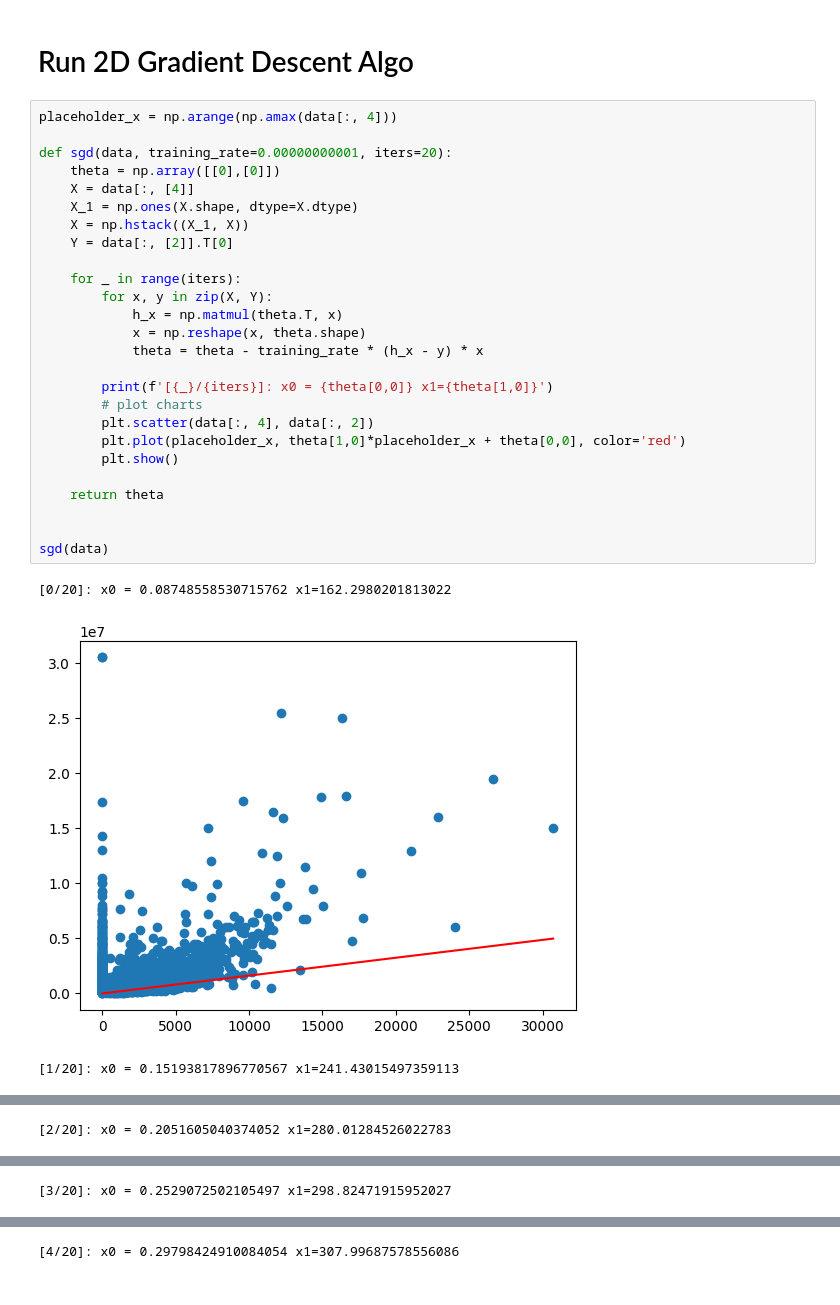
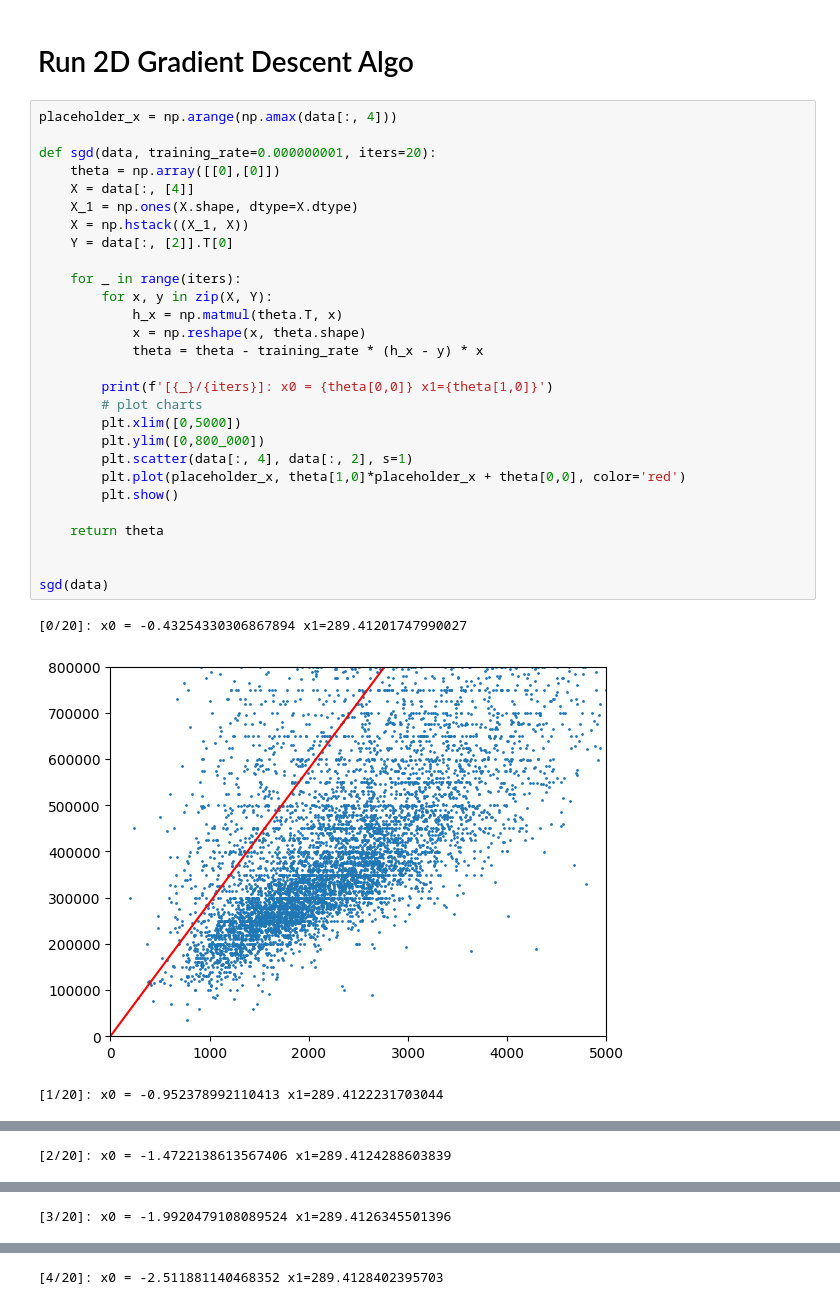
Before and after one commit to tugonbob/Stanford-CS229-Andrew-Ng, a Jupyter notebook: gradientDescent.ipynb, the cells around one changed output, grey strips where cells are left out. Drawn from its saved outputs; the diff is of its cells as text.

```diff
--- a/gradientDescent.ipynb
+++ b/gradientDescent.ipynb
@@ -34,30 +36,32 @@ plt.scatter(data[:, 4], data[:, 2])
 # %%
 placeholder_x = np.arange(np.amax(data[:, 4]))
 
-def sgd(data, training_rate=0.00000000001, iters=20):
+def sgd(data, training_rate=0.000000001, iters=20):
     theta = np.array([[0],[0]])
     X = data[:, [4]]
     X_1 = np.ones(X.shape, dtype=X.dtype)
     X = np.hstack((X_1, X))
     Y = data[:, [2]].T[0]
 
     for _ in range(iters):
         for x, y in zip(X, Y):
             h_x = np.matmul(theta.T, x)
             x = np.reshape(x, theta.shape)
             theta = theta - training_rate * (h_x - y) * x
 
         print(f'[{_}/{iters}]: x0 = {theta[0,0]} x1={theta[1,0]}')
         # plot charts
-        plt.scatter(data[:, 4], data[:, 2])
+        plt.xlim([0,5000])
+        plt.ylim([0,800_000])
+        plt.scatter(data[:, 4], data[:, 2], s=1)
         plt.plot(placeholder_x, theta[1,0]*placeholder_x + theta[0,0], color='red')
         plt.show()
 
     return theta
 
 
 sgd(data)
 # %% [output]
-[0/20]: x0 = 0.08748558530715762 x1=162.2980201813022
+[0/20]: x0 = -0.43254330306867894 x1=289.41201747990027
-[figure, old version]
+[figure, new version]
-[1/20]: x0 = 0.15193817896770567 x1=241.43015497359113
+[1/20]: x0 = -0.952378992110413 x1=289.4122231703044
@@ -65 +69 @@ sgd(data)
-[2/20]: x0 = 0.2051605040374052 x1=280.01284526022783
+[2/20]: x0 = -1.4722138613567406 x1=289.4124288603839
@@ -67 +71 @@ sgd(data)
-[3/20]: x0 = 0.2529072502105497 x1=298.82471915952027
+[3/20]: x0 = -1.9920479108089524 x1=289.4126345501396
@@ -69 +73 @@ sgd(data)
-[4/20]: x0 = 0.29798424910084054 x1=307.99687578556086
+[4/20]: x0 = -2.511881140468352 x1=289.4128402395703
```
Also changed, not shown: parts of 3 cells of this notebook, 2 other files.
